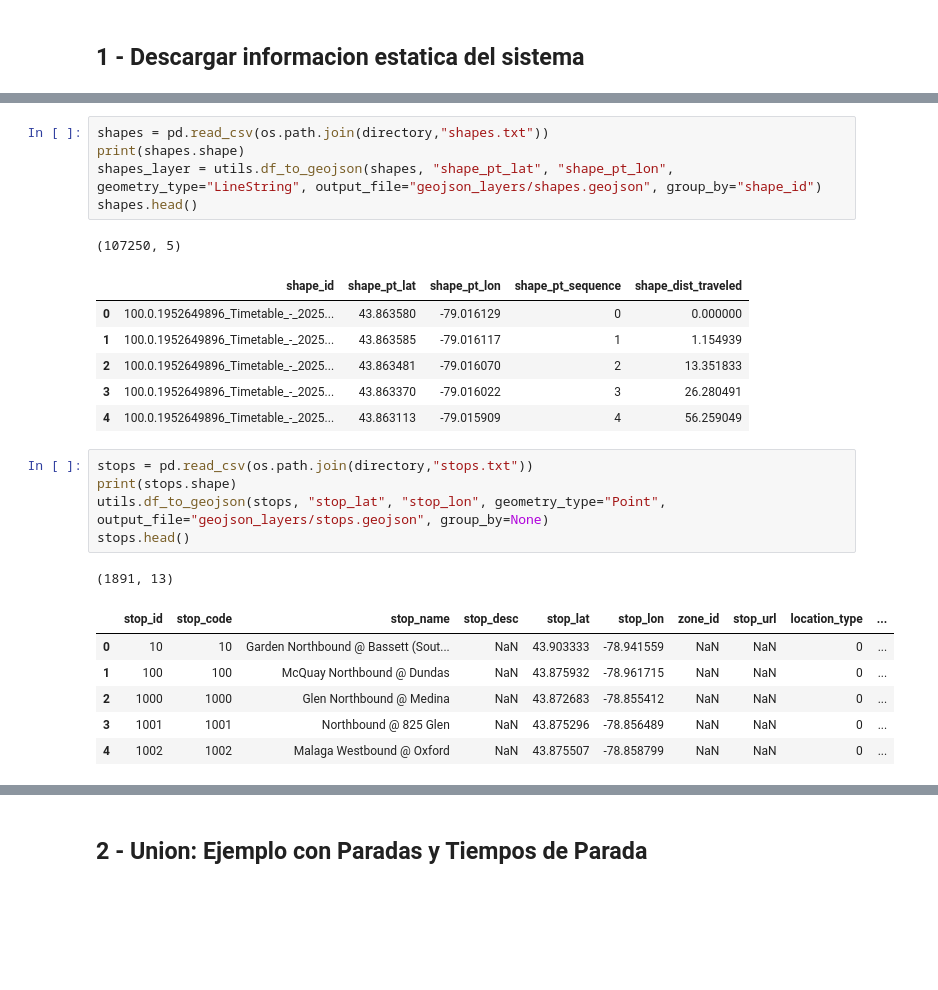
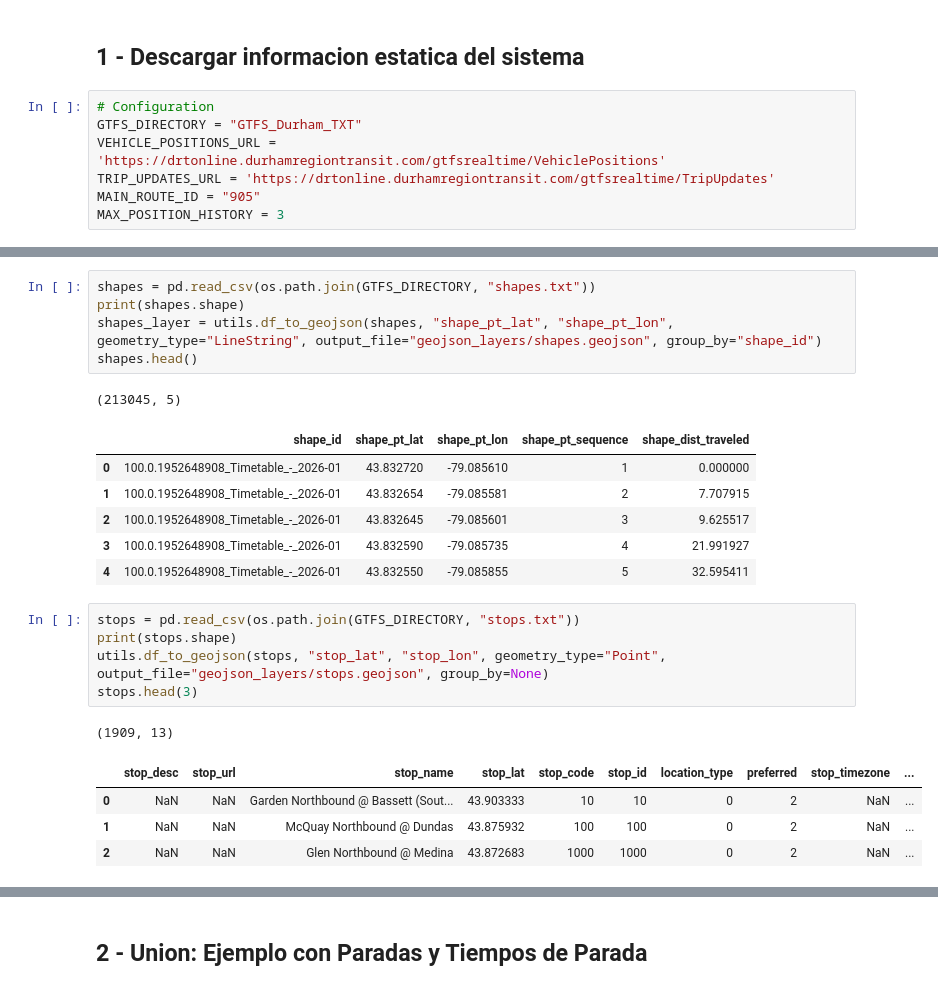
Before and after one commit to stefyperezg/smart-cities-tools, a Jupyter notebook: Transit/get_gtfs_data.ipynb, the cells around one changed output, grey strips where cells are left out. Drawn from its saved outputs; the diff is of its cells as text; blank space fills up the shorter version.

```diff
--- a/Transit/get_gtfs_data.ipynb
+++ b/Transit/get_gtfs_data.ipynb
@@ -17,3 +26,10 @@ import _utils_ as utils
 # %% [markdown]
 ## 1 - Descargar informacion estatica del sistema
+# %%
+# Configuration
+GTFS_DIRECTORY = "GTFS_Durham_TXT"
+VEHICLE_POSITIONS_URL = 'https://drtonline.durhamregiontransit.com/gtfsrealtime/VehiclePositions'
+TRIP_UPDATES_URL = 'https://drtonline.durhamregiontransit.com/gtfsrealtime/TripUpdates'
+MAIN_ROUTE_ID = "905"
+MAX_POSITION_HISTORY = 3
 # %% [markdown]
@@ -36,27 +49,25 @@ routes.head()
 # %%
-shapes = pd.read_csv(os.path.join(directory,"shapes.txt"))
+shapes = pd.read_csv(os.path.join(GTFS_DIRECTORY, "shapes.txt"))
 print(shapes.shape)
 shapes_layer = utils.df_to_geojson(shapes, "shape_pt_lat", "shape_pt_lon", geometry_type="LineString", output_file="geojson_layers/shapes.geojson", group_by="shape_id")
 shapes.head()
 # %% [output]
-(107250, 5)
+(213045, 5)
 |  | shape_id | shape_pt_lat | shape_pt_lon | shape_pt_sequence | shape_dist_traveled |
-| 0 | 100.0.1952649896_Timetable_-_2025... | 43.863580 | -79.016129 | 0 | 0.000000 |
-| 1 | 100.0.1952649896_Timetable_-_2025... | 43.863585 | -79.016117 | 1 | 1.154939 |
-| 2 | 100.0.1952649896_Timetable_-_2025... | 43.863481 | -79.016070 | 2 | 13.351833 |
-| 3 | 100.0.1952649896_Timetable_-_2025... | 43.863370 | -79.016022 | 3 | 26.280491 |
-| 4 | 100.0.1952649896_Timetable_-_2025... | 43.863113 | -79.015909 | 4 | 56.259049 |
+| 0 | 100.0.1952648908_Timetable_-_2026-01 | 43.832720 | -79.085610 | 1 | 0.000000 |
+| 1 | 100.0.1952648908_Timetable_-_2026-01 | 43.832654 | -79.085581 | 2 | 7.707915 |
+| 2 | 100.0.1952648908_Timetable_-_2026-01 | 43.832645 | -79.085601 | 3 | 9.625517 |
+| 3 | 100.0.1952648908_Timetable_-_2026-01 | 43.832590 | -79.085735 | 4 | 21.991927 |
+| 4 | 100.0.1952648908_Timetable_-_2026-01 | 43.832550 | -79.085855 | 5 | 32.595411 |
 # %%
-stops = pd.read_csv(os.path.join(directory,"stops.txt"))
+stops = pd.read_csv(os.path.join(GTFS_DIRECTORY, "stops.txt"))
 print(stops.shape)
 utils.df_to_geojson(stops, "stop_lat", "stop_lon", geometry_type="Point", output_file="geojson_layers/stops.geojson", group_by=None)
-stops.head()
+stops.head(3)
 # %% [output]
-(1891, 13)
+(1909, 13)
-|  | stop_id | stop_code | stop_name | stop_desc | stop_lat | stop_lon | zone_id | stop_url | location_type | ... |
-| 0 | 10 | 10 | Garden Northbound @ Bassett (Sout... | NaN | 43.903333 | -78.941559 | NaN | NaN | 0 | ... |
-| 1 | 100 | 100 | McQuay Northbound @ Dundas | NaN | 43.875932 | -78.961715 | NaN | NaN | 0 | ... |
-| 2 | 1000 | 1000 | Glen Northbound @ Medina | NaN | 43.872683 | -78.855412 | NaN | NaN | 0 | ... |
-| 3 | 1001 | 1001 | Northbound @ 825 Glen | NaN | 43.875296 | -78.856489 | NaN | NaN | 0 | ... |
-| 4 | 1002 | 1002 | Malaga Westbound @ Oxford | NaN | 43.875507 | -78.858799 | NaN | NaN | 0 | ... |
+|  | stop_desc | stop_url | stop_name | stop_lat | stop_code | stop_id | location_type | preferred | stop_timezone | ... |
+| 0 | NaN | NaN | Garden Northbound @ Bassett (Sout... | 43.903333 | 10 | 10 | 0 | 2 | NaN | ... |
+| 1 | NaN | NaN | McQuay Northbound @ Dundas | 43.875932 | 100 | 100 | 0 | 2 | NaN | ... |
+| 2 | NaN | NaN | Glen Northbound @ Medina | 43.872683 | 1000 | 1000 | 0 | 2 | NaN | ... |
 # %%
```
Also changed, not shown: parts of 36 cells of this notebook, 30 other files.
